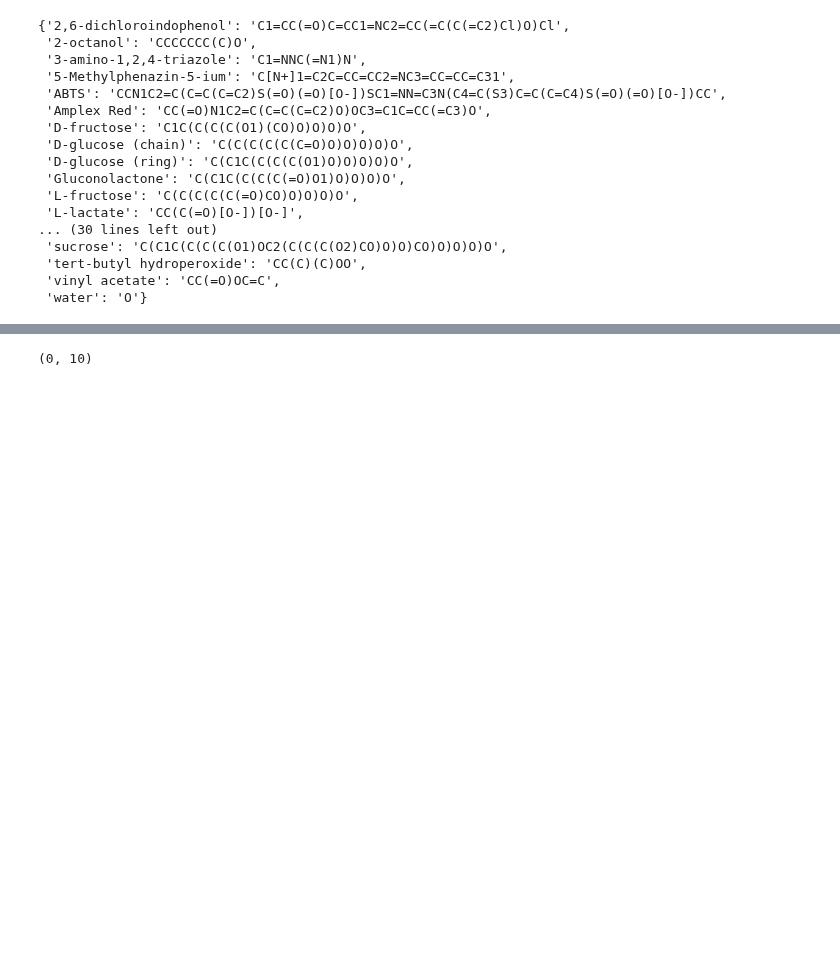
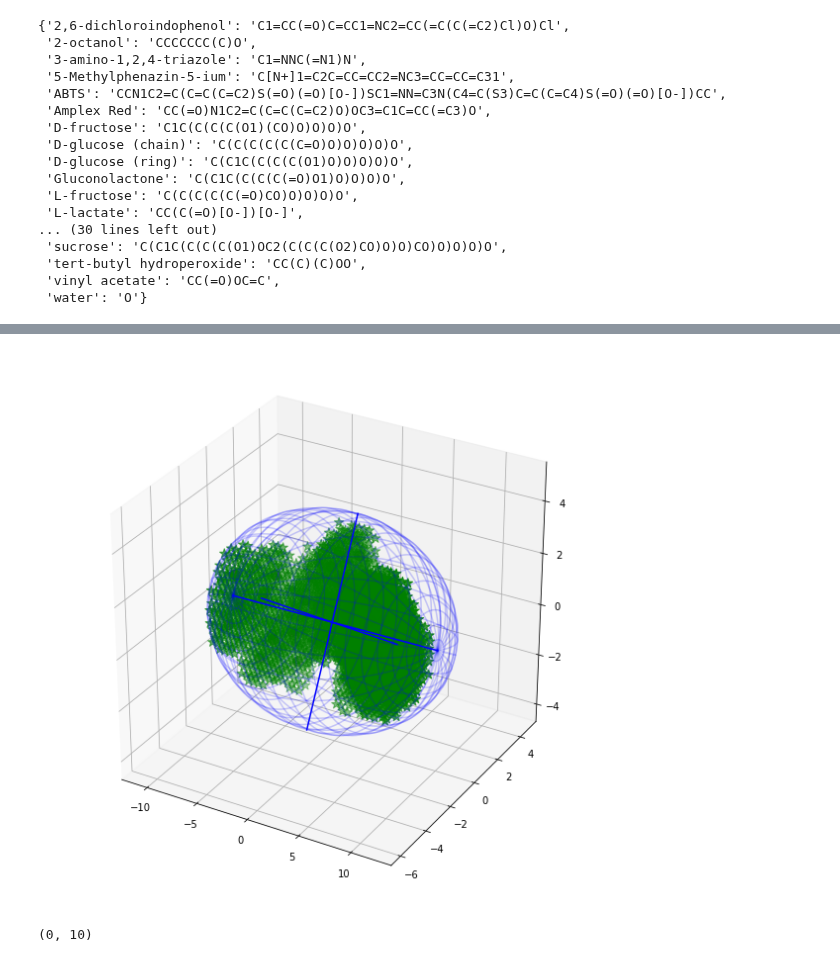
Before and after one commit to andrewtarzia/enzyme_screen, a Jupyter notebook: rdkit_biomin.ipynb, the cells around one changed output, grey strips where cells are left out. Cells and saved outputs as stored; diff of their text form; code cells hidden in the pictures; blank space fills up the shorter version.

Commit message:
attempted implementation of shadow method, cancelled. started implementing ellipsoid method

```diff
--- a/rdkit_biomin.ipynb
+++ b/rdkit_biomin.ipynb
@@ -244,3 +311,32 @@ intermediate diameter = 8.15 angstrom
+# %%
+hit_points = []
+for idx in range(shape.GetSize()):
+    pt = shape.GetGridPointLoc(idx)
+    value = shape.GetVal(idx)
+    if value > 2:
+        point = np.array([pt.x, pt.y, pt.z])
+        hit_points.append(point)
+hit_points = np.asarray(hit_points)
+# %%
+P = hit_points  # np.reshape([random()*100 for i in range(300)],(100,3))
+# find the ellipsoid
+ET = ellipsoid.EllipsoidTool()
+(center, radii, rotation) = ET.getMinVolEllipse(P, .01)
+
+fig = plt.figure(figsize=(10, 10))
+ax = fig.add_subplot(111, projection='3d')
+
+# plot points
+ax.scatter(atom_positions[:,0], atom_positions[:,1], atom_positions[:,2],
+           color='k', marker='o', s=100)
+ax.scatter(P[:,0], P[:,1], P[:,2], color='g', marker='*', s=100)
+
+# plot ellipsoid
+ET.plotEllipsoid(center, radii, rotation, ax=ax, plotAxes=True)
+
+plt.show()
+# %% [output]
+[figure, added]
 # %%
 plt.hist(min_diam_sums, facecolor='k', alpha=0.4)
 plt.hist(mid_diam_sums, facecolor='r', alpha=0.4)
```
Also changed, not shown: parts of 5 cells of this notebook.
